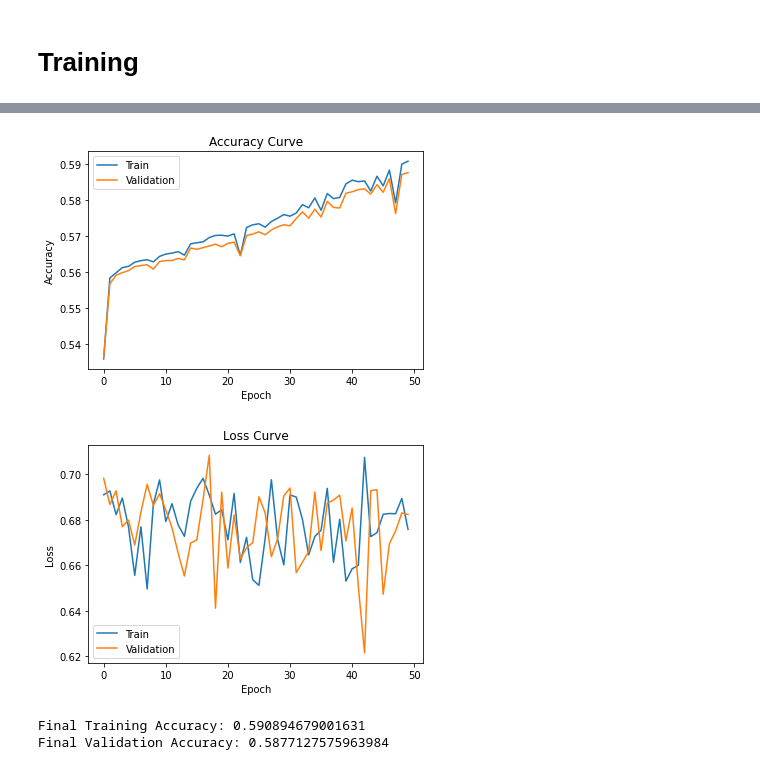
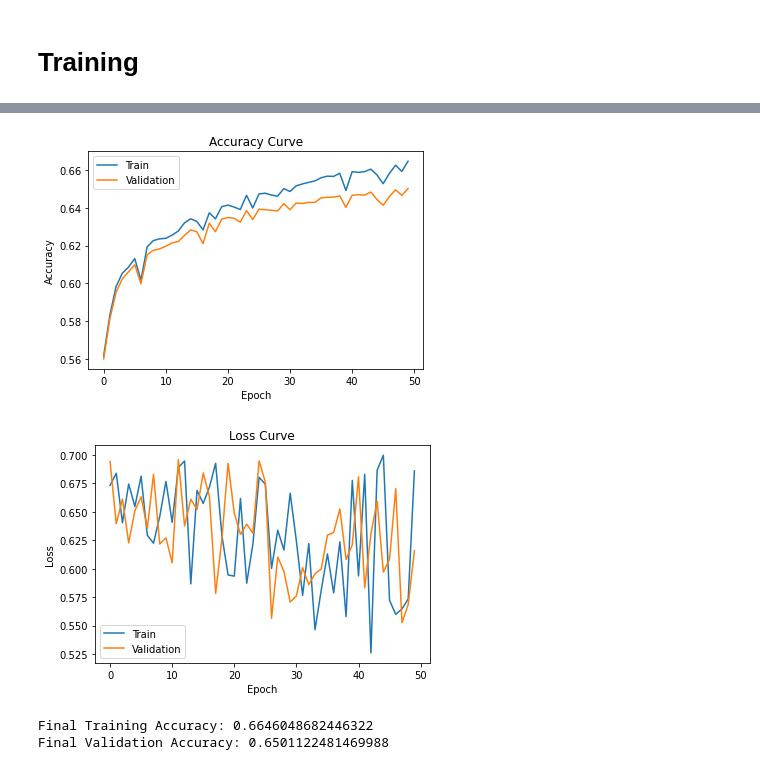
Before and after one commit to michoemad/AI-Project, a Jupyter notebook: training/APS360_Model_Training.ipynb, the cells around one changed output, grey strips where cells are left out. Saved outputs shown, nothing was run; the diff lists cells and outputs as text; code cells hidden in the pictures.

Commit message:
Add tweets glove embedding and train with lstm

```diff
--- a/training/APS360_Model_Training.ipynb
+++ b/training/APS360_Model_Training.ipynb
@@ -109,16 +111,17 @@ class TweetRNN(nn.Module):
         # not trainable for now
         self.emb = nn.Embedding.from_pretrained(text_field.vocab.vectors.cuda()).cuda()
         self.hidden_size = hidden_size
-        self.rnn = nn.RNN(input_size, hidden_size, batch_first=True)
+        self.rnn = nn.LSTM(input_size, hidden_size, batch_first=True)
         self.fc = nn.Linear(hidden_size, 2)
 
     def forward(self, x):
         # Look up the embedding
         x = self.emb(x)
-        # Set an initial hidden state
+        # Set an initial hidden state and cell state
         h0 = torch.zeros(1, x.size(0), self.hidden_size).cuda()
-        # Forward propagate the RNN
-        out, _ = self.rnn(x, h0)
+        c0 = torch.zeros(1, x.size(0), self.hidden_size).cuda()
+        # Forward propagate the LSTM
+        out, _ = self.rnn(x, (h0, c0))
         # Pass the output of the last time step to the classifier
         out = self.fc(out[:, -1, :])
         return out
@@ -193,5 +196,5 @@ model = TweetRNN(50, 100)
 train_loader,valid_loader,test_loader = get_data_loader(256)
 model = model.cuda()
 # %%
-train_network(model, train_loader, valid_loader, num_epochs=50, plot=True)
+train_network(model, train_loader, valid_loader, num_epochs=50, learning_rate=0.0001, plot=True)
 # %% [output]
@@ -215,7 +218,7 @@ Epoch 50; Train Loss 0.675752; Val Loss 0.682291; Train Acc 0.590895; Val Acc 0.
-[figure, old version]
+[figure, new version]
-[figure, old version]
+[figure, new version]
-Final Training Accuracy: 0.590894679001631
-Final Validation Accuracy: 0.5877127575963984
+Final Training Accuracy: 0.6646048682446322
+Final Validation Accuracy: 0.6501122481469988
 # %%
 torch.save(model,"saved_model")
 # %%
```
Also changed, not shown: parts of 3 cells of this notebook.
